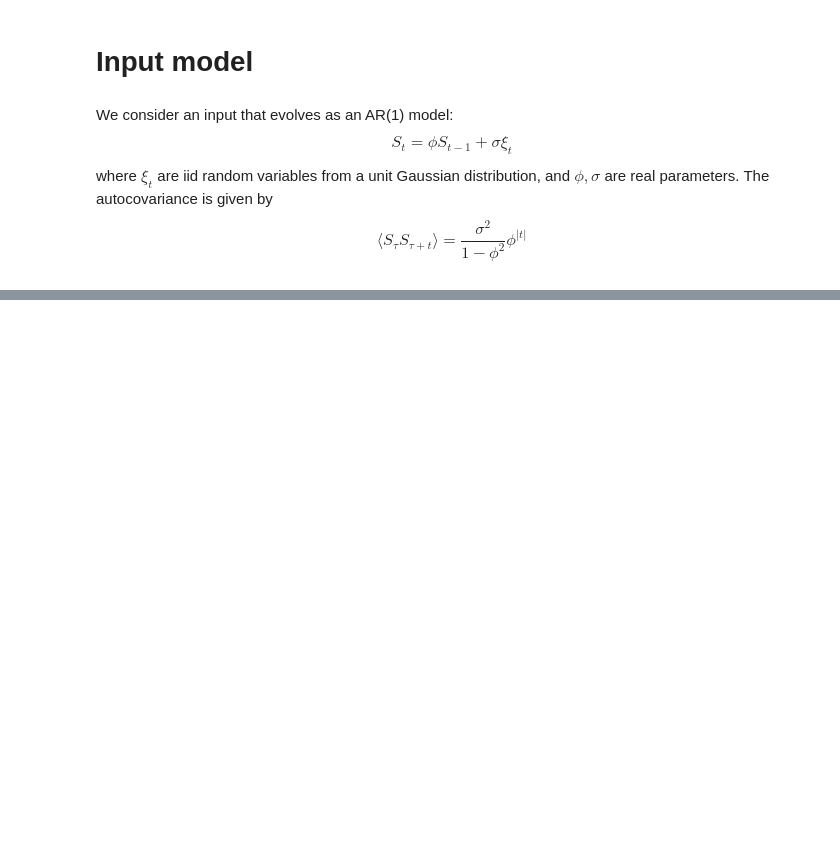
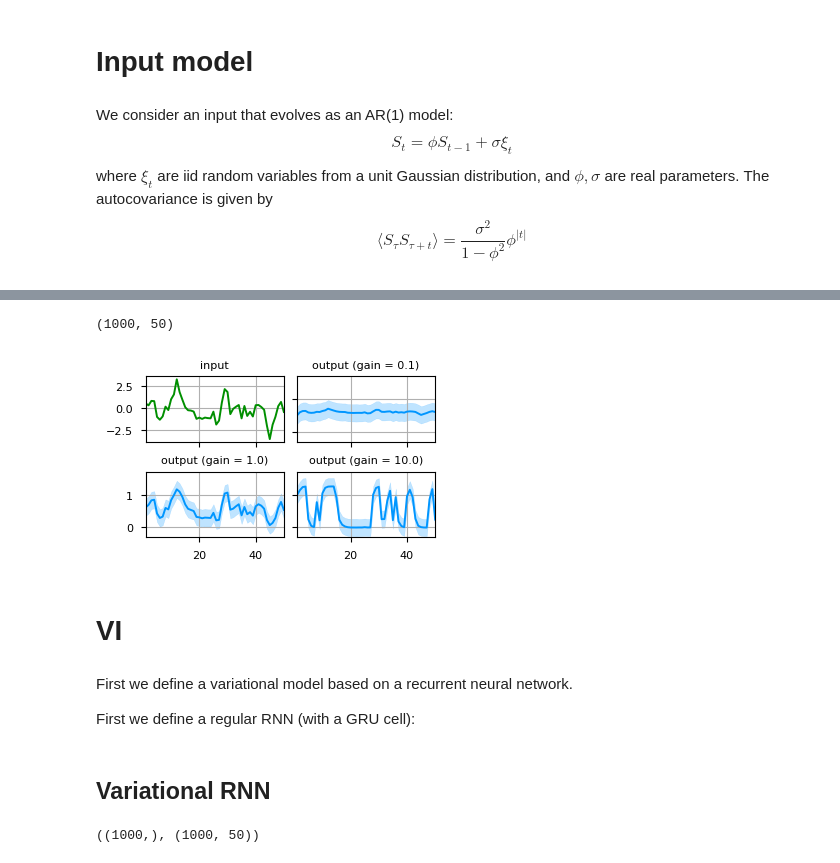
Before and after one commit to manuel-rhdt/ml-pws, a Jupyter notebook: notebooks/03_nonlinear.ipynb, the cells around one changed output, grey strips where cells are left out. Saved outputs shown, nothing was run; the diff lists cells and outputs as text; code cells hidden in the pictures; blank space fills up the shorter version.

```diff
--- a/notebooks/03_nonlinear.ipynb
+++ b/notebooks/03_nonlinear.ipynb
@@ -35,0 +83,3 @@ def toeplitz(x, y):
+# %%
+s_model = InputModel(rngs=nnx.Rngs(input=s_key))
+s_model
@@ -36,2 +103,6 @@ def toeplitz(x, y):
+# %%
+_, s_data = s_model(jnp.empty((5000, 50)), generate=True)
+plt.imshow(jnp.cov(s_data.T))
+del s_data
 # %%
 def ar_cov(t, phi, sigma):
@@ -60,0 +120,3 @@ tensor([[-1.5264, -1.2257, -0.8098,  ...,  0.6357, -0.8773, -0.1810],
+# %%
+s_probs, s = s_model(jnp.zeros((1000, 50)), generate=True, rngs=nnx.Rngs(s_key))
+s_probs.shape, s.shape
@@ -60,0 +211,38 @@ tensor([[-1.5264, -1.2257, -0.8098,  ...,  0.6357, -0.8773, -0.1810],
+# %%
+_, x = logistic_model(s, jnp.zeros_like(s), generate=True, rngs=nnx.Rngs(generate=x_key))
+x.shape
+# %% [output]
+(1000, 50)
+# %%
+test_s = s[1]
+time = np.arange(1,51)
+with plt.rc_context({'font.size': 8}):
+    fig, axs = plt.subplots(2, 2, constrained_layout=True, figsize=(243 / 72, 150 / 72))
+    axs[0,0].plot(time, test_s, color='#008F00')
+    axs[0,0].set_title('input', fontsize=8)
+    for i in [0,1]:
+        axs[0,i].set_xticklabels([])
+        axs[i,1].set_yticklabels([])
+    for ax in axs.reshape(-1):
+        ax.grid(visible=True)
+        ax.set_xlim(1,50)
+    for gain, coord in zip([0.1, 1.0, 10.0], [(0, 1), (1, 0), (1, 1)]):
+        model = LogisticModel(gain=gain, decay=0.2, noise=0.2)
+        _, test_x = model(jnp.tile(test_s, (10_000, 1)), jnp.empty((10_000, test_s.shape[0])), generate=True, rngs=nnx.Rngs(generate=x_key))
+        q10 = jnp.percentile(test_x, 10, axis=0)
+        q90 = jnp.percentile(test_x, 90, axis=0)
+        axs[coord].plot(time, jnp.mean(test_x, axis=0), color='#0096FF')
+        axs[coord].fill_between(time, q10, q90, alpha=0.25, color='#0096FF')
+        axs[coord].set_title(f"output (gain = {gain})", fontsize=8)
+        axs[coord].set_ylim(-0.3, 1.7)
+
+fig.savefig('../reports/figures/input_output.pdf')
+fig
+# %% [output]
+[figure, added]
+# %% [markdown]
+# VI
+# %% [markdown]
+First we define a variational model based on a recurrent neural network.
+
+First we define a regular RNN (with a GRU cell):
@@ -60,0 +295,2 @@ tensor([[-1.5264, -1.2257, -0.8098,  ...,  0.6357, -0.8773, -0.1810],
+# %% [markdown]
+## Variational RNN
@@ -60,0 +394,5 @@ tensor([[-1.5264, -1.2257, -0.8098,  ...,  0.6357, -0.8773, -0.1810],
+# %%
+logp, preds = VariationalRnn(64, nnx.Rngs(0))(s, x)
+logp.shape, preds.shape
+# %% [output]
+((1000,), (1000, 50))
```
Also changed, not shown: parts of 117 cells of this notebook, 13 other files.
